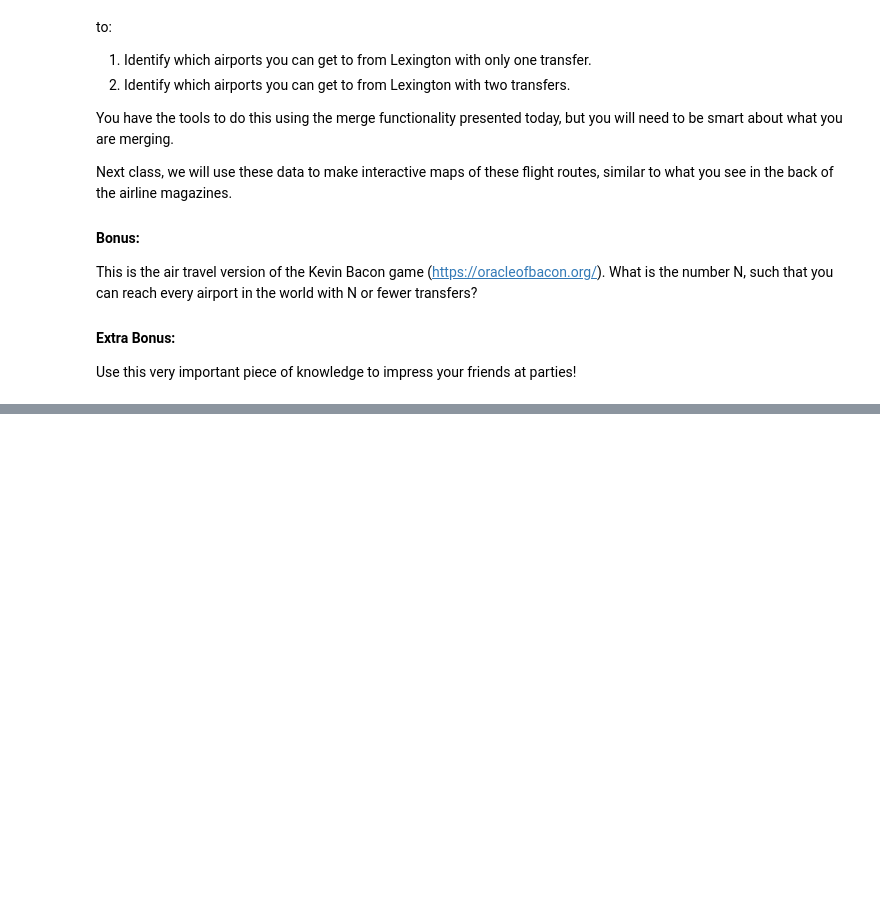
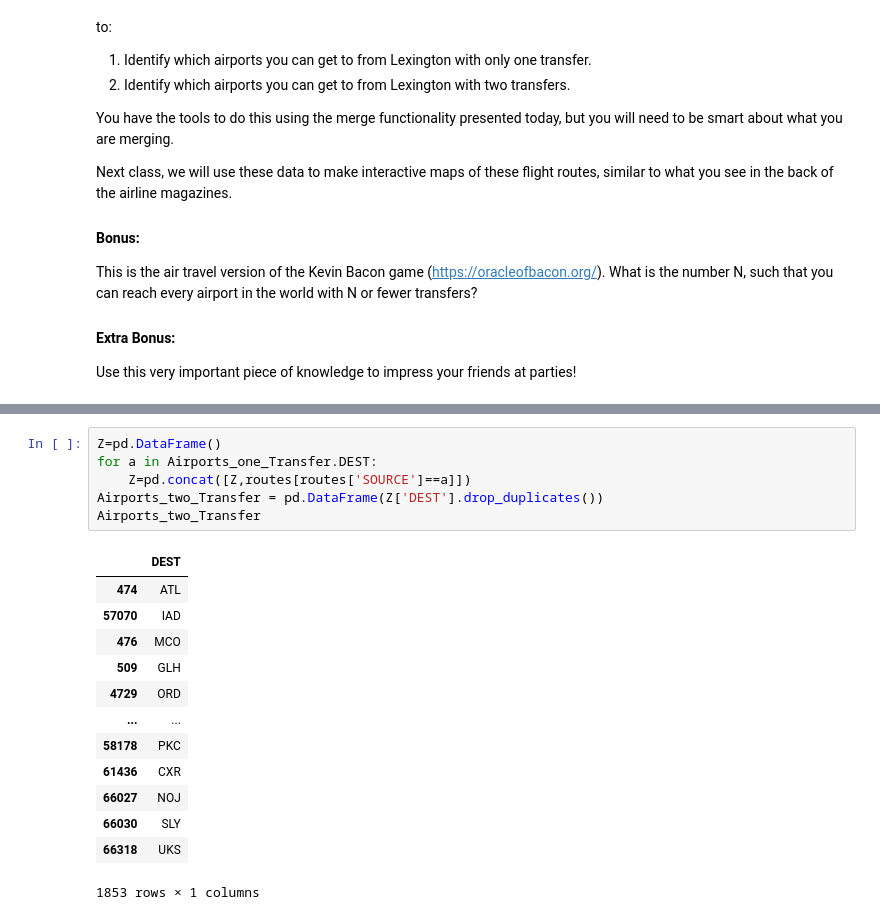
Before and after one commit to Ohiomoba24/ce599, a Jupyter notebook: 07-Merging/open-flights-tutorial.ipynb, the cells around one changed output, grey strips where cells are left out. Cells and saved outputs as stored; diff of their text form; blank space fills up the shorter version.

```diff
--- a/07-Merging/open-flights-tutorial.ipynb
+++ b/07-Merging/open-flights-tutorial.ipynb
@@ -589,0 +622,20 @@ y
+# %%
+Z=pd.DataFrame()
+for a in Airports_one_Transfer.DEST:
+    Z=pd.concat([Z,routes[routes['SOURCE']==a]])
+Airports_two_Transfer = pd.DataFrame(Z['DEST'].drop_duplicates())
+Airports_two_Transfer
+# %% [output]
+|  | DEST |
+| 474 | ATL |
+| 57070 | IAD |
+| 476 | MCO |
+| 509 | GLH |
+| 4729 | ORD |
+| ... | ... |
+| 58178 | PKC |
+| 61436 | CXR |
+| 66027 | NOJ |
+| 66030 | SLY |
+| 66318 | UKS |
+1853 rows × 1 columns
```
Also changed, not shown: parts of 8 cells of this notebook.
